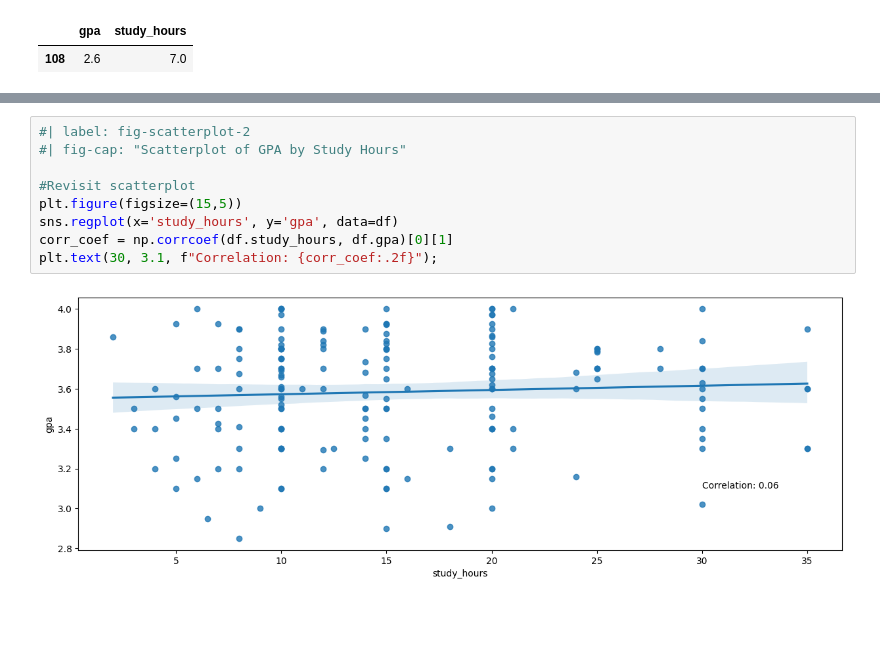
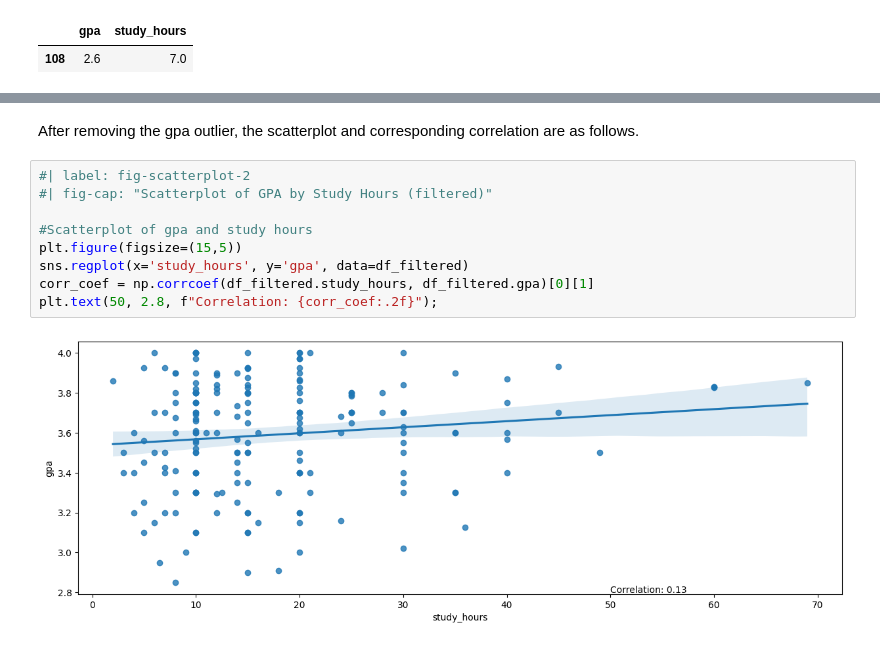
Before and after one commit to thebayesianbandit/thebayesianbandit.github.io, a Jupyter notebook: posts/gpa-analysis/gpa_analysis.ipynb, the cells around one changed output, grey strips where cells are left out. Drawn from its saved outputs; the diff is of its cells as text; blank space fills up the shorter version.

```diff
--- a/posts/gpa-analysis/gpa_analysis.ipynb
+++ b/posts/gpa-analysis/gpa_analysis.ipynb
@@ -171,11 +210,13 @@ fig.suptitle("Distributions of GPA and Study Hours");
-# %%
-#| label: fig-scatterplot-2
-#| fig-cap: "Scatterplot of GPA by Study Hours"
-
-#Revisit scatterplot
-plt.figure(figsize=(15,5))
-sns.regplot(x='study_hours', y='gpa', data=df)
-corr_coef = np.corrcoef(df.study_hours, df.gpa)[0][1]
-plt.text(30, 3.1, f"Correlation: {corr_coef:.2f}");
-# %% [output]
-[figure, removed]
+# %% [markdown]
+After removing the gpa outlier, the scatterplot and corresponding correlation are as follows.
+# %%
+#| label: fig-scatterplot-2
+#| fig-cap: "Scatterplot of GPA by Study Hours (filtered)"
+
+#Scatterplot of gpa and study hours
+plt.figure(figsize=(15,5))
+sns.regplot(x='study_hours', y='gpa', data=df_filtered)
+corr_coef = np.corrcoef(df_filtered.study_hours, df_filtered.gpa)[0][1]
+plt.text(50, 2.8, f"Correlation: {corr_coef:.2f}");
+# %% [output]
+[figure, added]
```
Also changed, not shown: parts of 32 cells of this notebook, 9 other files.
